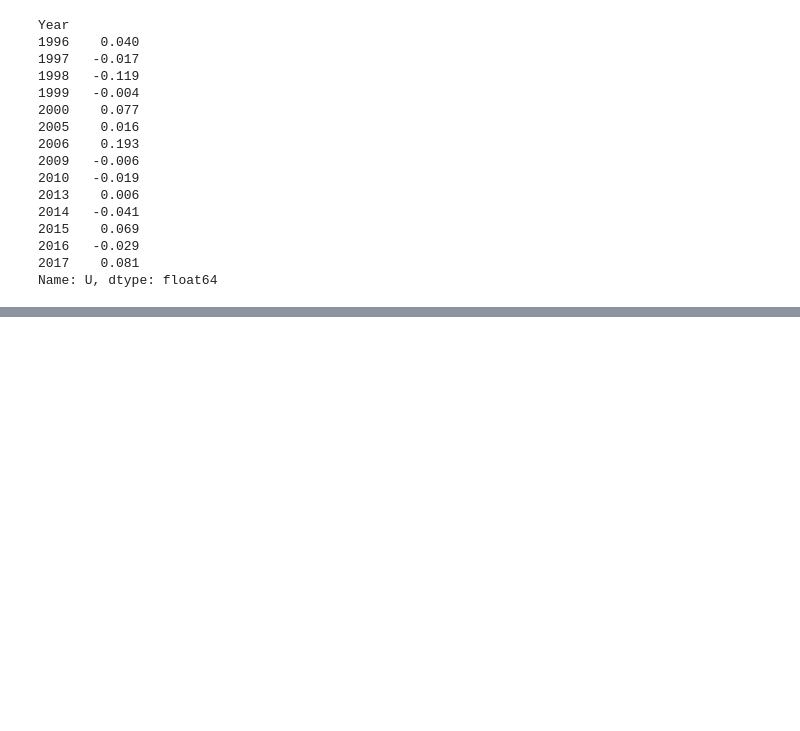
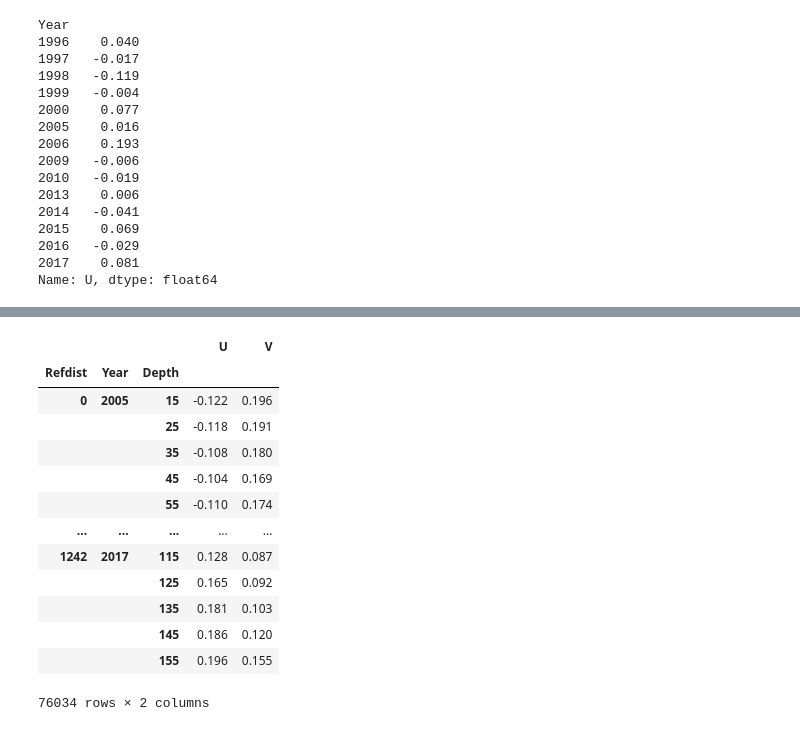
Before and after one commit to lhoupert/analysis_eel_data, a Jupyter notebook: notebooks/01c_Plot_map_with_meancurrentellipse.ipynb, the cells around one changed output, grey strips where cells are left out. Cells and saved outputs as stored; diff of their text form; code cells hidden in the pictures; blank space fills up the shorter version.

```diff
--- a/notebooks/01c_Plot_map_with_meancurrentellipse.ipynb
+++ b/notebooks/01c_Plot_map_with_meancurrentellipse.ipynb
@@ -232,0 +237,18 @@ Name: U, dtype: float64
+# %%
+df3D = dflad.set_index(['Refdist','Year','Depth']).round(3).sort_values(['Refdist','Year','Depth']).drop(columns=['CruiseID','Staname']).rename(columns={"LADCP_U": "U", "LADCP_V": "V"})
+df3D
+# %% [output]
+|  |  |  | U | V |
+| Refdist | Year | Depth |  |  |
+| 0 | 2005 | 15 | -0.122 | 0.196 |
+|  |  | 25 | -0.118 | 0.191 |
+|  |  | 35 | -0.108 | 0.180 |
+|  |  | 45 | -0.104 | 0.169 |
+|  |  | 55 | -0.110 | 0.174 |
+| ... | ... | ... | ... | ... |
+| 1242 | 2017 | 115 | 0.128 | 0.087 |
+|  |  | 125 | 0.165 | 0.092 |
+|  |  | 135 | 0.181 | 0.103 |
+|  |  | 145 | 0.186 | 0.120 |
+|  |  | 155 | 0.196 | 0.155 |
+76034 rows × 2 columns
```
Also changed, not shown: parts of 19 cells of this notebook.
